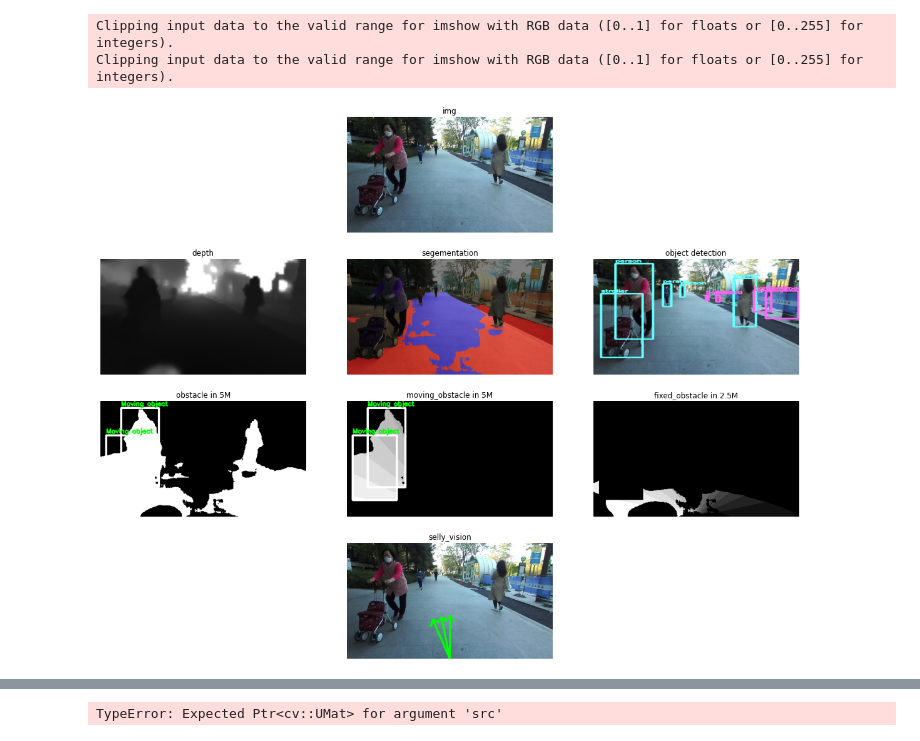
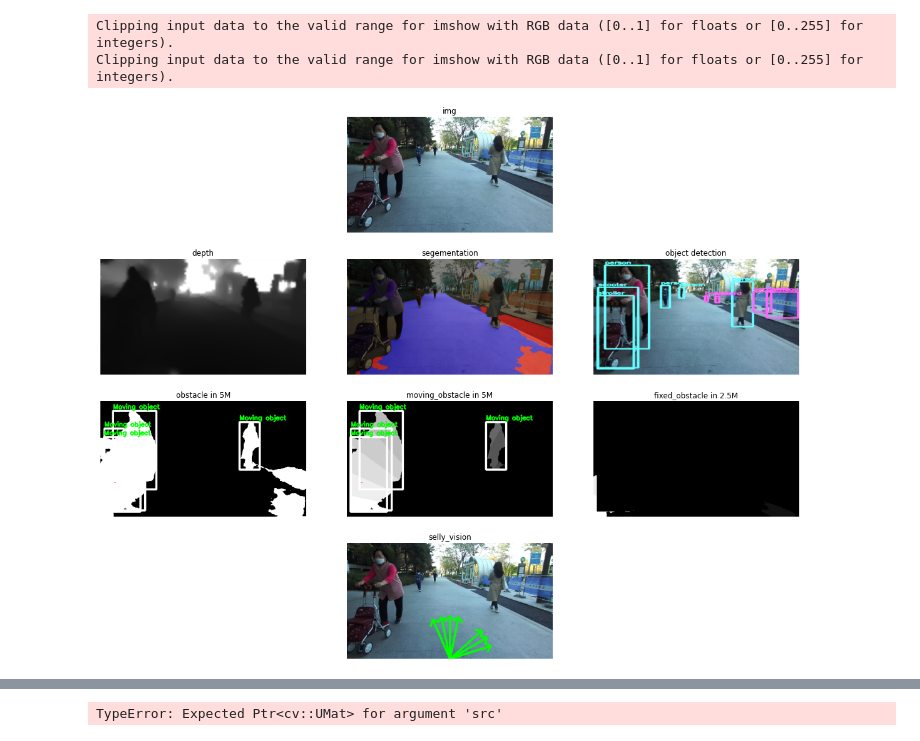
Before and after one commit to seraaaayeo/SellyDev, a Jupyter notebook: vision_optimizer.ipynb, the cells around one changed output, grey strips where cells are left out. Cells and saved outputs as stored; diff of their text form; code cells hidden in the pictures.

```diff
--- a/vision_optimizer.ipynb
+++ b/vision_optimizer.ipynb
@@ -59,12 +60,12 @@ for i in range(500, 1101):
     plt.savefig('selly_vision_video/image_at_epoch_{:04d}.png'.format(i))
     print(time.time() -start)
 # %%
-i = 145
+i = 146
 visualize(model, img[i], point_cloud[i], 5, 2.5, ANGLE, ANGLE_CLASS)
 # %% [output]
 Clipping input data to the valid range for imshow with RGB data ([0..1] for floats or [0..255] for integers).
 Clipping input data to the valid range for imshow with RGB data ([0..1] for floats or [0..255] for integers).
-[figure, old version]
+[figure, new version]
 # %%
 i = 169
 start = time.time()
```
Also changed, not shown: parts of 3 cells of this notebook, 4 other files.
